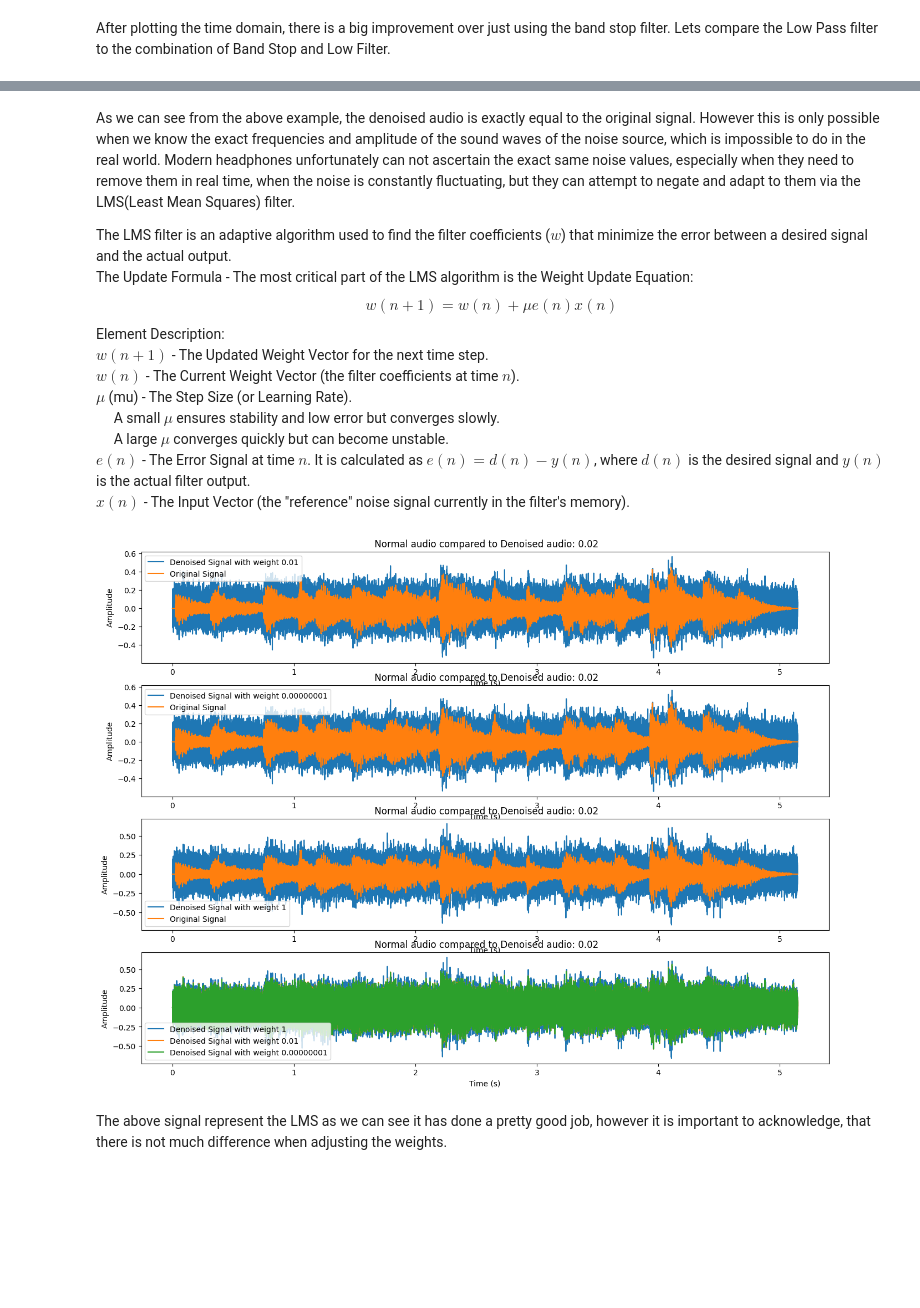
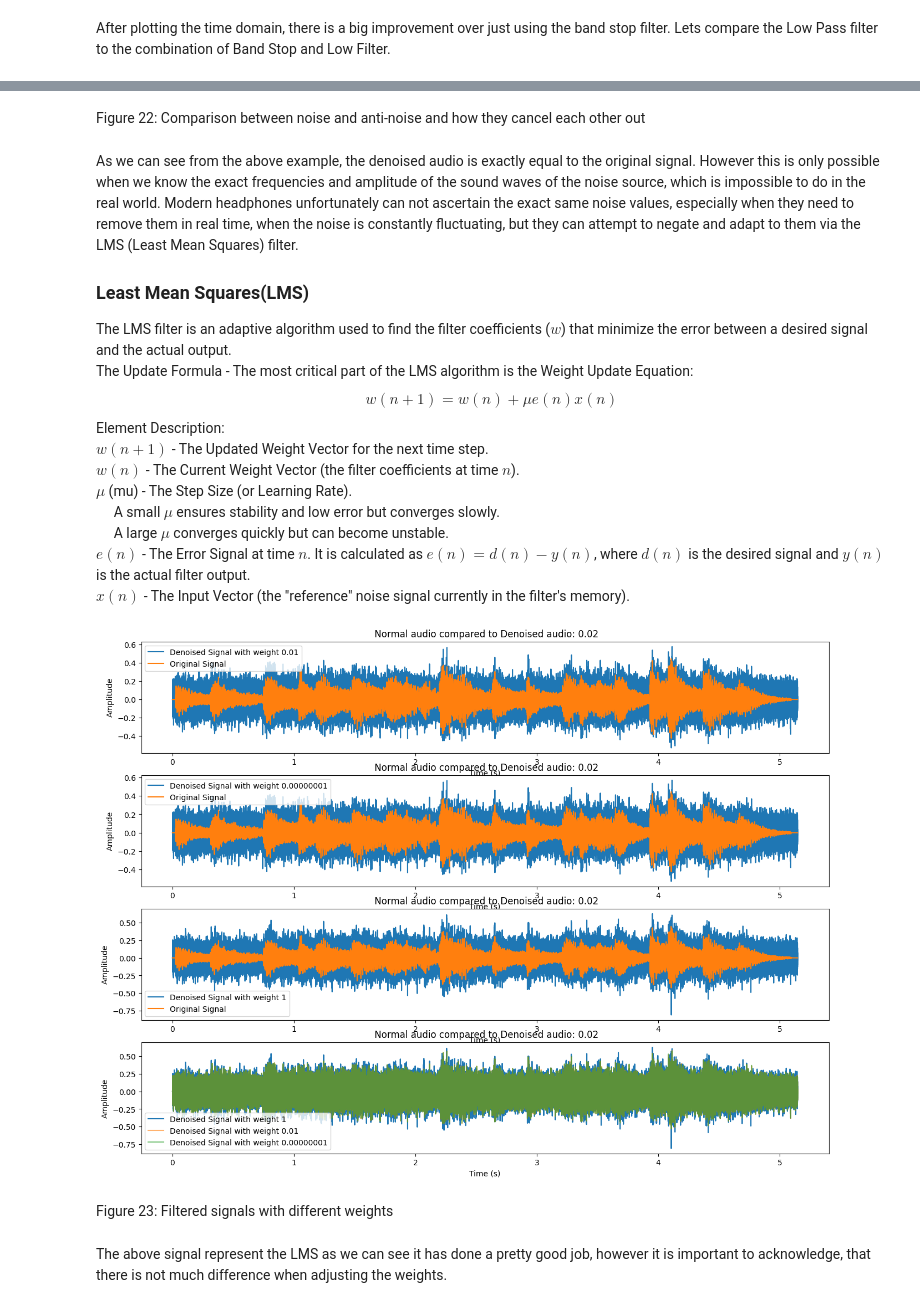
Before and after one commit to stanbesz/fourier_transforms_in_audio_signal_processing, a Jupyter notebook: Fourier_Transform.ipynb, the cells around one changed output, grey strips where cells are left out. Saved outputs shown, nothing was run; the diff lists cells and outputs as text; code cells hidden in the pictures; blank space fills up the shorter version.

```diff
--- a/Fourier_Transform.ipynb
+++ b/Fourier_Transform.ipynb
@@ -687,6 +674,8 @@ noisy_songs_generated,noise = add_noise_to_song(song_audio)
+# %% [markdown]
+Figure 22: Comparison between noise and anti-noise and how they cancel each other out
 # %% [markdown]
-As we can see from the above example, the denoised audio is exactly equal to the original signal. However this is only possible when we know the exact frequencies and amplitude of the sound waves of the noise source, which is impossible to do in the real world. Modern headphones unfortunately can not ascertain the exact same noise values, especially when they need to remove them in real time, when the noise is constantly fluctuating, but they can attempt to negate and adapt to them via the LMS(Least Mean Squares) filter.
-
+As we can see from the above example, the denoised audio is exactly equal to the original signal. However this is only possible when we know the exact frequencies and amplitude of the sound waves of the noise source, which is impossible to do in the real world. Modern headphones unfortunately can not ascertain the exact same noise values, especially when they need to remove them in real time, when the noise is constantly fluctuating, but they can attempt to negate and adapt to them via the LMS (Least Mean Squares) filter.
+<h3>Least Mean Squares(LMS)</h3>
 The LMS filter is an adaptive algorithm used to find the filter coefficients ($w$) that minimize the error between a desired signal and the actual output.<br>
 The Update Formula - The most critical part of the LMS algorithm is the Weight Update Equation:<br>
 $$w(n+1) = w(n) + \mu e(n) x(n)$$
@@ -716,8 +705,8 @@ def lms_filter(noisy, reference, mu=0.01, filter_order=32):
     return output
 
 
+denoised_lms = lms_filter(noisy_songs_generated,noise)
 time=np.linspace(0,len(denoised_lms)/sr,len(denoised_lms))
-denoised_lms = lms_filter(noisy_songs_generated,noise)
 sf.write("denoised_lms_song.wav", denoised_lms, sr)
 
 plt.figure(figsize=[16,12])
@@ -732,35 +721,37 @@ plt.legend()
 plt.subplot(4,1,2)
 denoised_lms = lms_filter(noisy_songs_generated,noise,mu=0.00000001)
 plt.plot(time,denoised_lms,label="Denoised Signal with weight 0.00000001")
 plt.plot(time,song_audio,label="Original Signal")
 plt.title(f" Normal audio compared to Denoised audio: {noise_strength}")
 plt.xlabel("Time (s)")
 plt.ylabel("Amplitude")
 plt.legend()
 
 plt.subplot(4,1,3)
 denoised_lms = lms_filter(noisy_songs_generated,noise,mu=1)
 plt.plot(time,denoised_lms,label="Denoised Signal with weight 1")
 plt.plot(time,song_audio,label="Original Signal")
 plt.title(f" Normal audio compared to Denoised audio: {noise_strength}")
 plt.xlabel("Time (s)")
 plt.ylabel("Amplitude")
 plt.legend()
 
 plt.subplot(4,1,4)
 denoised_lms = lms_filter(noisy_songs_generated,noise,mu=1)
 denoised_lms_2 = lms_filter(noisy_songs_generated,noise,mu=0.00000001)
 denoised_lms_3 = lms_filter(noisy_songs_generated,noise,mu=0.01)
 plt.plot(time,denoised_lms,label="Denoised Signal with weight 1")
-plt.plot(time,denoised_lms_3,label="Denoised Signal with weight 0.01")
-plt.plot(time,denoised_lms_2,label="Denoised Signal with weight 0.00000001")
+plt.plot(time,denoised_lms_3,alpha=0.6,label="Denoised Signal with weight 0.01")
+plt.plot(time,denoised_lms_2,alpha=0.6,label="Denoised Signal with weight 0.00000001")
 plt.title(f" Normal audio compared to Denoised audio: {noise_strength}")
 plt.xlabel("Time (s)")
 plt.ylabel("Amplitude")
 plt.legend()
 
 plt.show()
 # %% [output]
-[figure, old version]
+[figure, new version]
+# %% [markdown]
+Figure 23: Filtered signals with different weights
 # %% [markdown]
 The above signal represent the LMS as we can see it has done a pretty good job, however it is important to acknowledge, that there is not much difference when adjusting the weights.
```
Also changed, not shown: parts of 48 cells of this notebook, 7 other files.
